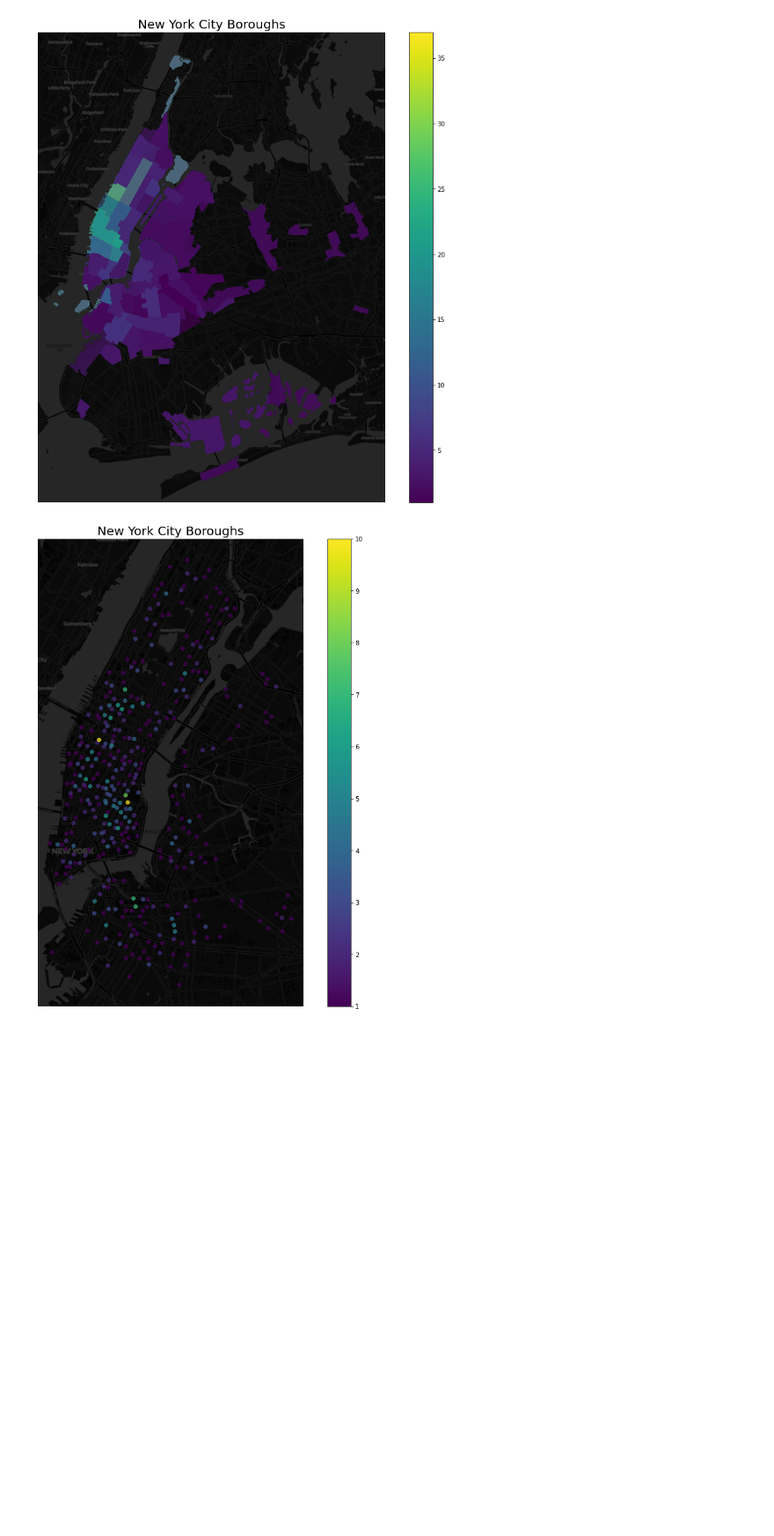
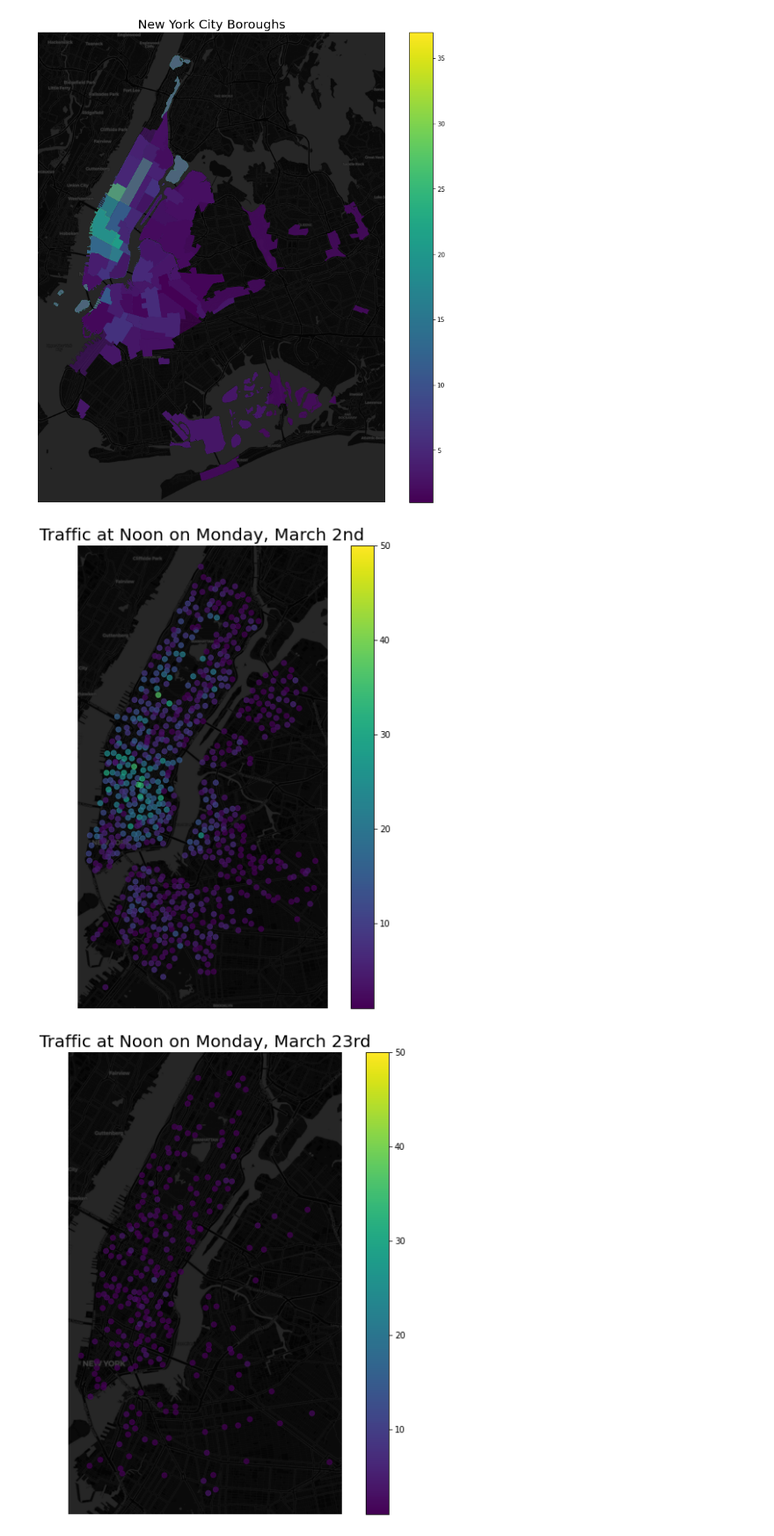
Before and after one commit to annaguidi/citibike_ridership_timelapse, a Jupyter notebook: final project.ipynb, the cells around one changed output. Shown at 88% size. Cells and saved outputs as stored; diff of their text form; code cells hidden in the pictures; blank space fills up the shorter version.

Commit message:
added more visualization options

```diff
--- a/final project.ipynb
+++ b/final project.ipynb
@@ -355,26 +355,51 @@ ax.set_title('New York City Boroughs', fontdict={'size': 20});
 # %% [output]
 [figure]
 # %%
-df_citibike_1_0 = df_citibike[(df_citibike['day'] == 1) & (df_citibike['hour'] == 0)]
+df_citibike_2_12 = df_citibike[(df_citibike['day'] == 2) & (df_citibike['hour'] == 12)]
 
-fig, ax = plt.subplots(figsize=(14, 14))
 
+fig, ax = plt.subplots(figsize=(10, 10))
 df_citibike_1_12.to_crs(epsg=3857).plot(
     ax=ax,
     column='activity',
     legend=True,
     #cmap='Dark2',
     alpha=0.7,
+    vmax = 50
     )
 
 
 # ctx.add_basemap(ax, url='https://{s}.basemaps.cartocdn.com/dark_all/{z}/{x}/{y}.png')
 
 ctx.add_basemap(ax, url='https://{s}.basemaps.cartocdn.com/dark_all/{z}/{x}/{y}.png')
 
 
 ax.axis('off')
 
-ax.set_title('New York City Boroughs', fontdict={'size': 20});
+ax.set_title('Traffic at Noon on Monday, March 2nd', fontdict={'size': 20});
+
+
+df_citibike_23_12 = df_citibike[(df_citibike['day'] == 23) & (df_citibike['hour'] == 12)]
+
+fig, ax = plt.subplots(figsize=(10, 10))
+df_citibike_21_12.to_crs(epsg=3857).plot(
+    ax=ax,
+    column='activity',
+    legend=True,
+    #cmap='Dark2',
+    alpha=0.7,
+    vmax=50
+    )
+
+
+# ctx.add_basemap(ax, url='https://{s}.basemaps.cartocdn.com/dark_all/{z}/{x}/{y}.png')
+
+ctx.add_basemap(ax, url='https://{s}.basemaps.cartocdn.com/dark_all/{z}/{x}/{y}.png')
+
+
+ax.axis('off')
+
+ax.set_title('Traffic at Noon on Monday, March 23rd', fontdict={'size': 20});
 # %% [output]
-[figure, old version]
+[figure, new version]
+[figure, added]
```
Also changed, not shown: parts of 5 cells of this notebook.
